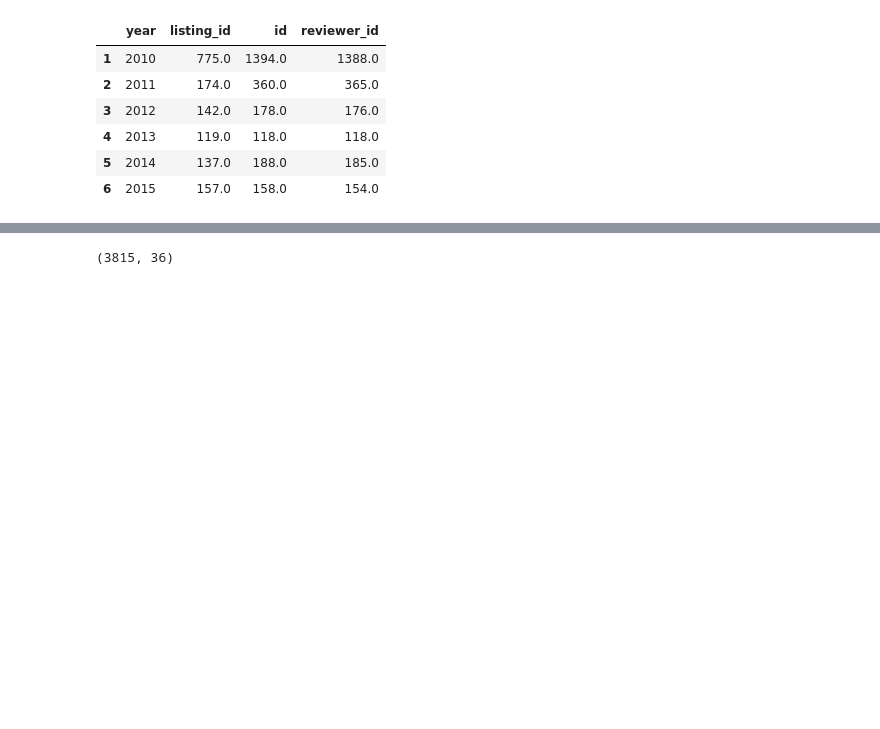
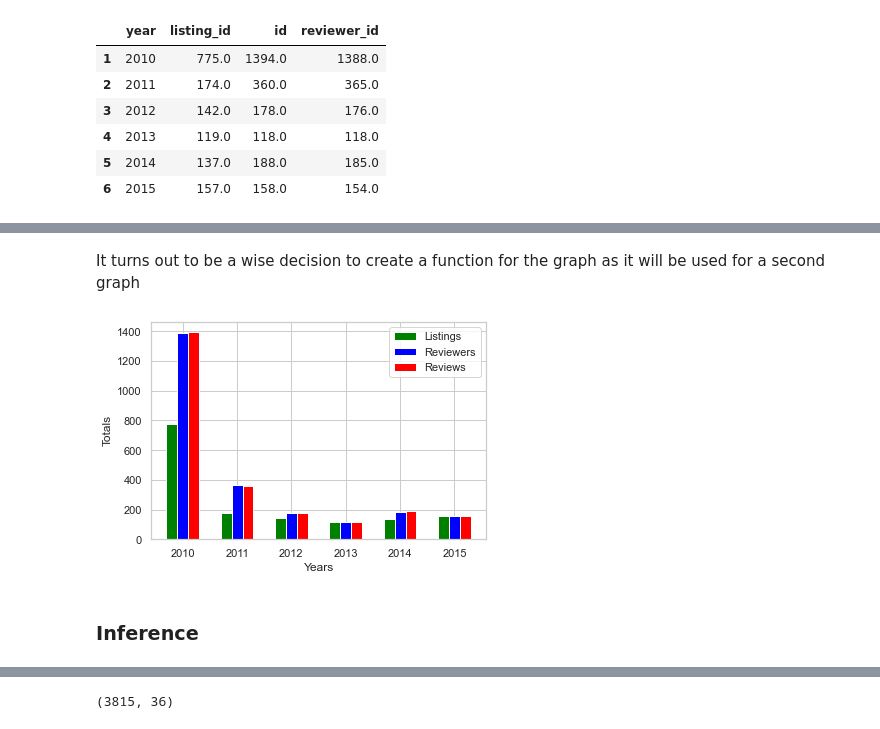
Before and after one commit to GKokkinopoulos/DS-Nanodegree-Project-1, a Jupyter notebook: Seattle Airbnb Project.ipynb, the cells around one changed output, grey strips where cells are left out. Cells and saved outputs as stored; diff of their text form; code cells hidden in the pictures; blank space fills up the shorter version.

```diff
--- a/Seattle Airbnb Project.ipynb
+++ b/Seattle Airbnb Project.ipynb
@@ -251,8 +396,2 @@ df_rev_summary_year
 sns.set(style="white")
 sns.set(style="whitegrid", color_codes=True)
-# %%
-years = np.arange(len(df_rev_summary_year['year']))
-listings=df_rev_summary_year['listing_id']
-reviews=df_rev_summary_year['id']
-reviewers=df_rev_summary_year['reviewer_id']
-width=0.2
@@ -274,0 +400,27 @@ plt.show()
+# %%
+def grouped_bar_chart(df,col1,col2,col3):
+    '''
+    It provides the count of values by year from 3 different columns in a dataframe
+
+    Input: The data frame and the 3 column names
+
+    Output: Grouped bar chart with all 3 metrics
+
+    '''
+
+    years = np.arange(len(df['year']))
+    listings=df[col1]
+    reviews=df[col2]
+    reviewers=df[col3]
+    width=0.2
+
+    plt.bar(years-width, listings, width, color='green')
+    plt.bar(years, reviewers, width, color='blue')
+    plt.bar(years+width, reviews, width, color='red')
+
+    plt.xticks(years, list(df['year']))
+    plt.xlabel("Years")
+    plt.ylabel("Totals")
+    plt.legend(["Listings","Reviewers", "Reviews" ])
+
+    plt.show()
@@ -354,0 +466,8 @@ df_list_prices=df_list_prices[independent_variables]
+# %% [markdown]
+It turns out to be a wise decision to create a function for the graph as it will be used for a second graph
+# %%
+grouped_bar_chart(df_rev_pct_change,'listing_id','id','reviewer_id')
+# %% [output]
+[figure, added]
+# %% [markdown]
+### Inference
```
Also changed, not shown: parts of 180 cells of this notebook.
